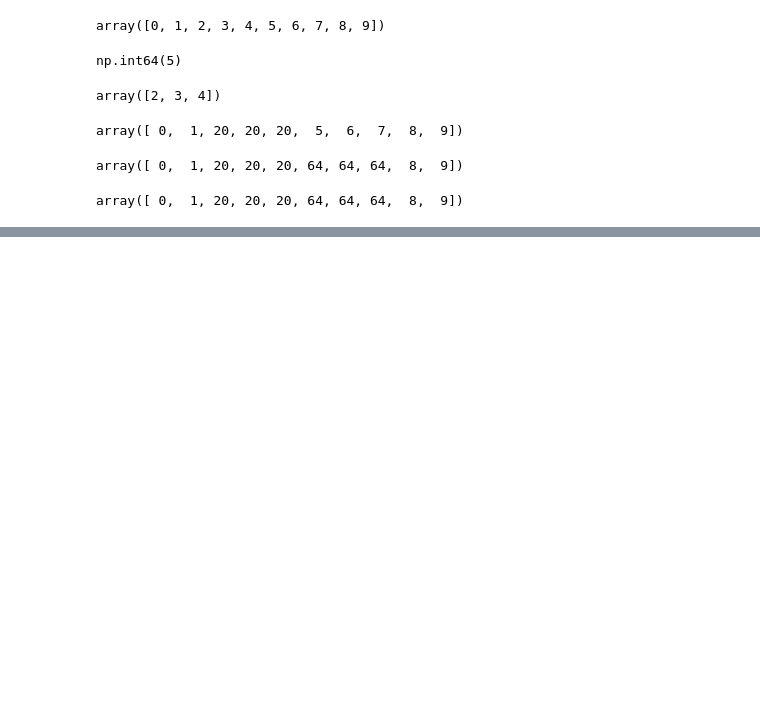
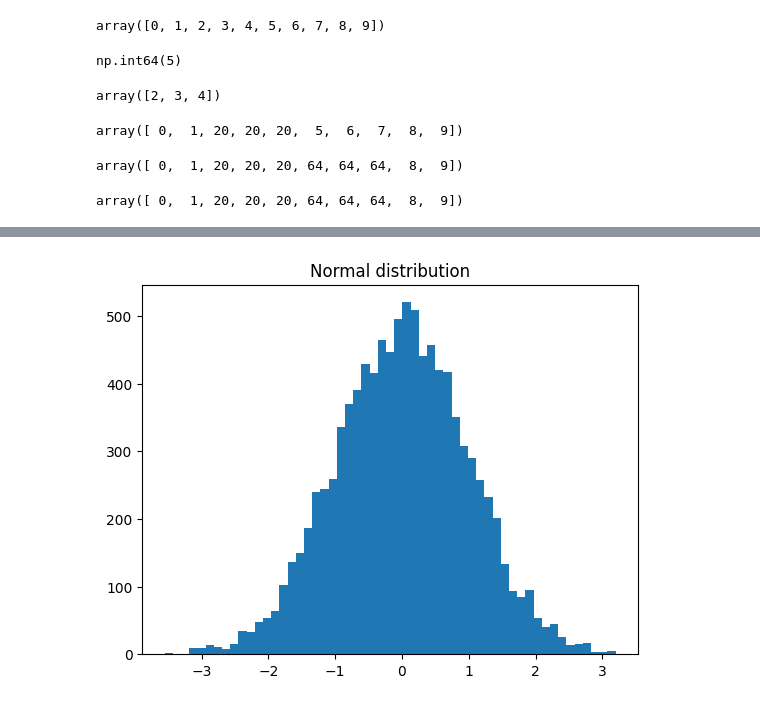
Before and after one commit to romandlcourcerccf/dala_analysis_rshb, a Jupyter notebook: numpy/lecture_1_numpy.ipynb, the cells around one changed output, grey strips where cells are left out. Saved outputs shown, nothing was run; the diff lists cells and outputs as text; code cells hidden in the pictures; blank space fills up the shorter version.

```diff
--- a/numpy/lecture_1_numpy.ipynb
+++ b/numpy/lecture_1_numpy.ipynb
@@ -188,0 +402,3 @@ array([ 0,  1, 20, 20, 20, 64, 64, 64,  8,  9])
+# %%
+normal_array = np.random.standard_normal(size=(100, 100))
+normal_array
@@ -188,0 +419,8 @@ array([ 0,  1, 20, 20, 20, 64, 64, 64,  8,  9])
+# %%
+import matplotlib.pyplot as plt
+
+plt.hist(normal_array.reshape(-1), bins='auto')  # arguments are passed to np.histogram
+plt.title("Normal distribution")
+plt.show()
+# %% [output]
+[figure, added]
```
Also changed, not shown: parts of 61 cells of this notebook.
